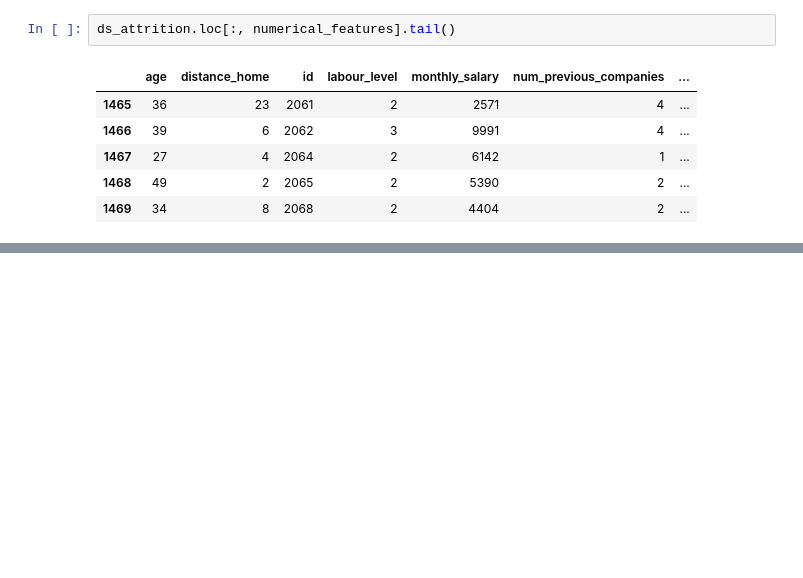
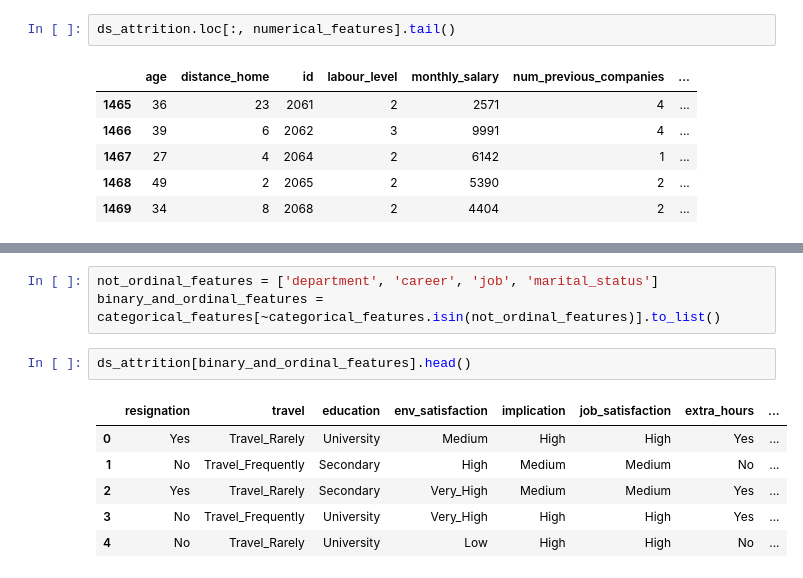
Before and after one commit to AlmudenaZhou/employee_attrition, a Jupyter notebook: Business Analytics.ipynb, the cells around one changed output, grey strips where cells are left out. Saved outputs shown, nothing was run; the diff lists cells and outputs as text; blank space fills up the shorter version.

Commit message:
[FEATURE] Added categorical encoding first approach

```diff
--- a/Business Analytics.ipynb
+++ b/Business Analytics.ipynb
@@ -360,0 +407,12 @@ ds_attrition.loc[:, categorical_features].tail()
+# %%
+not_ordinal_features = ['department', 'career', 'job', 'marital_status']
+binary_and_ordinal_features = categorical_features[~categorical_features.isin(not_ordinal_features)].to_list()
+# %%
+ds_attrition[binary_and_ordinal_features].head()
+# %% [output]
+|  | resignation | travel | education | env_satisfaction | implication | job_satisfaction | extra_hours | ... |
+| 0 | Yes | Travel_Rarely | University | Medium | High | High | Yes | ... |
+| 1 | No | Travel_Frequently | Secondary | High | Medium | Medium | No | ... |
+| 2 | Yes | Travel_Rarely | Secondary | Very_High | Medium | Medium | Yes | ... |
+| 3 | No | Travel_Frequently | University | Very_High | High | High | Yes | ... |
+| 4 | No | Travel_Rarely | University | Low | High | High | No | ... |
```
Also changed, not shown: parts of 18 cells of this notebook.
